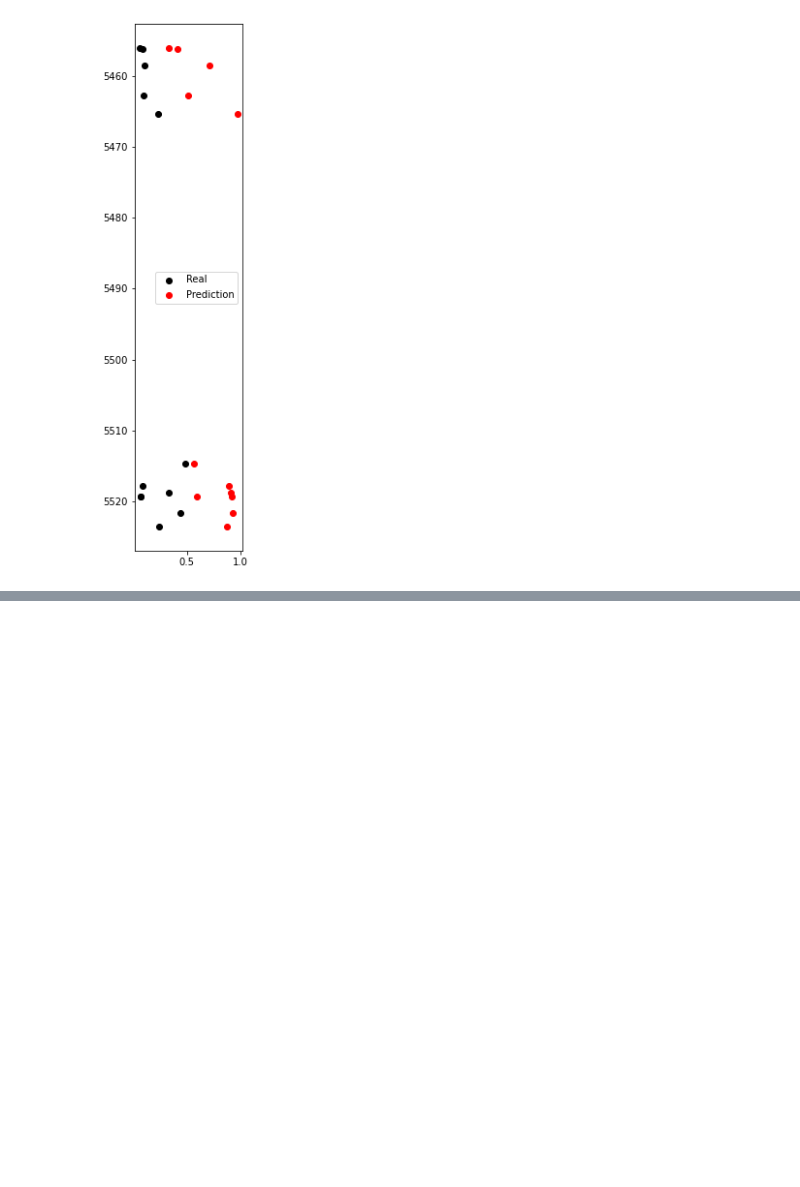
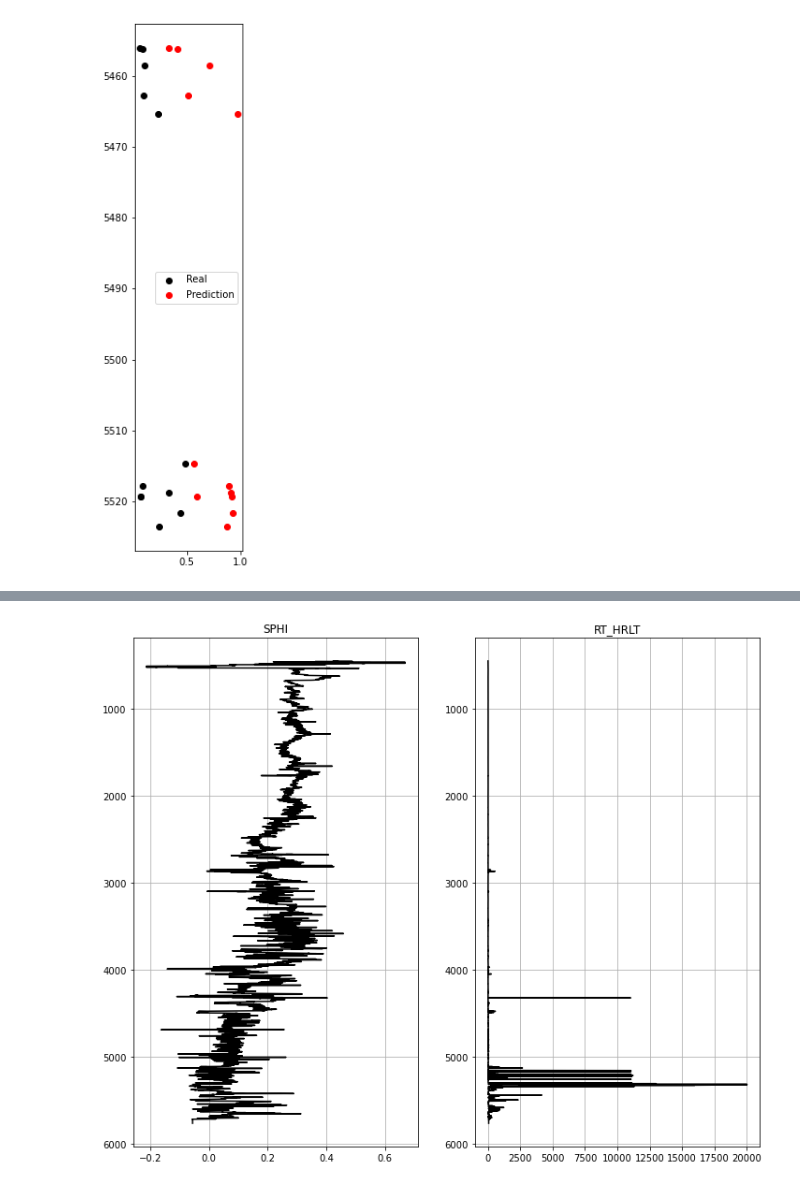
Before and after one commit to horaciosrf/masters_project, a Jupyter notebook: regression_horacio.ipynb, the cells around one changed output, grey strips where cells are left out. Saved outputs shown, nothing was run; the diff lists cells and outputs as text; code cells hidden in the pictures; blank space fills up the shorter version.

Commit message:
new data

```diff
--- a/regression_horacio.ipynb
+++ b/regression_horacio.ipynb
@@ -317,0 +316,3 @@ ax.invert_yaxis()
+# %%
+# Usamos diretamente do welly uma função para ler o arquivo .las
+well1_welly = Well.from_las('C:/Users/horac/Desktop/masters_project/pex_ait_hrlt_bhc48X_28ondepth.las', index='ft')
@@ -317,0 +340,10 @@ ax.invert_yaxis()
+# %%
+# Aplicando despike
+well1_welly.data['SPHI_DESPIKED'] = well1_welly.data['SPHI'].despike(window_length = 70, z =2)
+well1_welly.data['RT_DESPIKED'] = well1_welly.data['RT_HRLT'].despike(window_length=70, z=2)
+# %%
+# Vamos converter para pandas apenas os perfis que queremos, que são o SPHI e o RT_HRLT.
+# Usamos também o reset_index(drop = False) para zerar os indíces dos perfis, gerando a coluna de depth.
+well1 = well1_welly.df(['SPHI', 'RT_HRLT','SPHI_DESPIKED','RT_DESPIKED'])
+well1 = well1.reset_index(drop = False)
+well1
@@ -317,0 +364,20 @@ ax.invert_yaxis()
+# %%
+#Plotando para visualizar os dois perfis
+fig, ax = plt.subplots(1,2,figsize=(12,10))
+ax[0].plot(well1['SPHI_DESPIKED'],well1['Depth'],color='k')
+#ax[0].set(xlabel = 'RHOB (kg/m³)', ylabel = 'DEPTH (m)')
+ax[0].title.set_text('SPHI')
+ax[0].grid()
+#ax[0].legend(labels = ['Real','CNN regression', 'BP regression'], loc = "upper right")
+#ax[0].set_ylim(well2['Depth'][0], well2['Depth'][len(well2['Depth'])-1])
+ax[0].invert_yaxis()
+
+ax[1].plot(well1['RT_DESPIKED'],well1['Depth'],color='k')
+#ax[1].set(xlabel = 'RHOB (kg/m³)', ylabel = 'DEPTH (m)')
+ax[1].title.set_text('RT_HRLT')
+ax[1].grid()
+#ax[1].legend(labels = ['Real','CNN regression', 'BP regression'], loc = "upper right")
+#ax[1].set_ylim(well2['Depth'][0], well2['Depth'][len(well2['Depth'])-1])
+ax[1].invert_yaxis()
+# %% [output]
+[figure, added]
```
Also changed, not shown: parts of 38 cells of this notebook, 12 other files.
